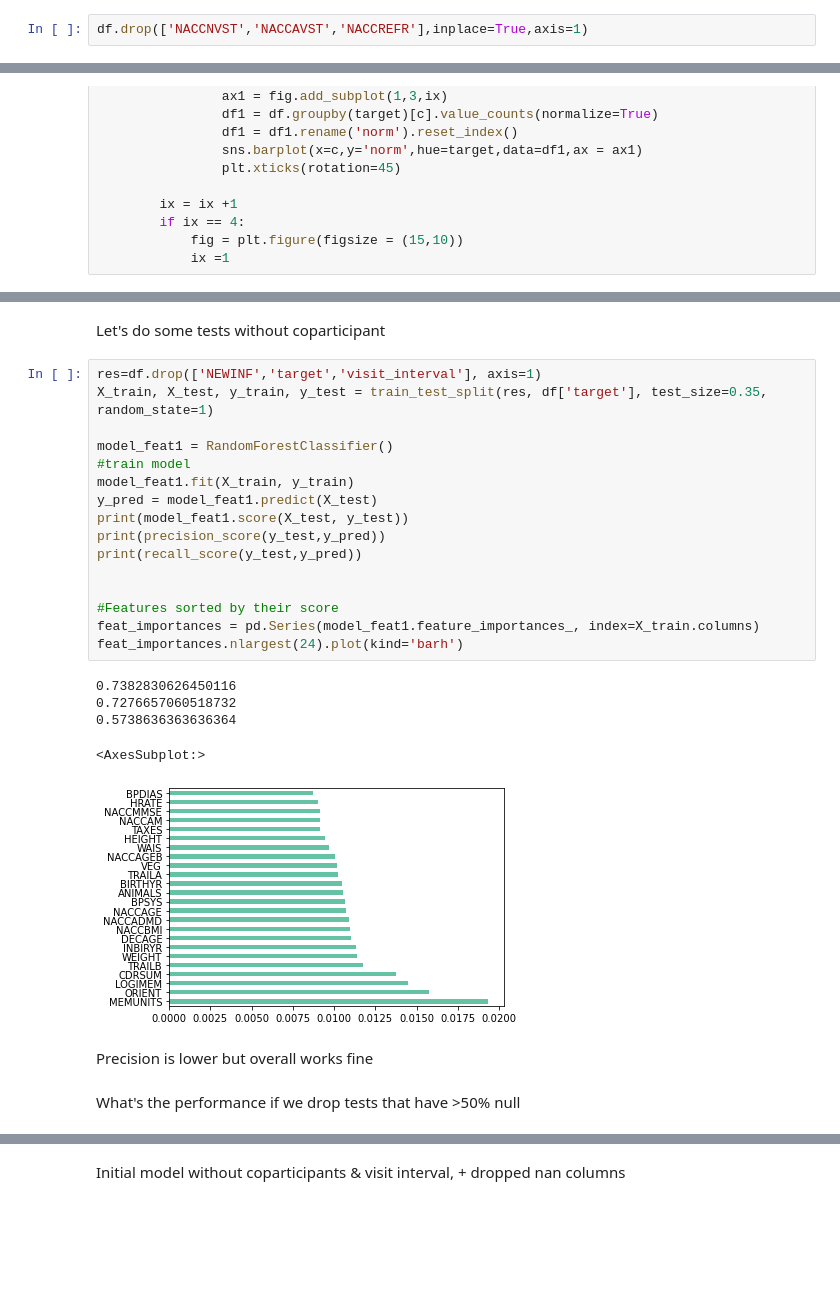
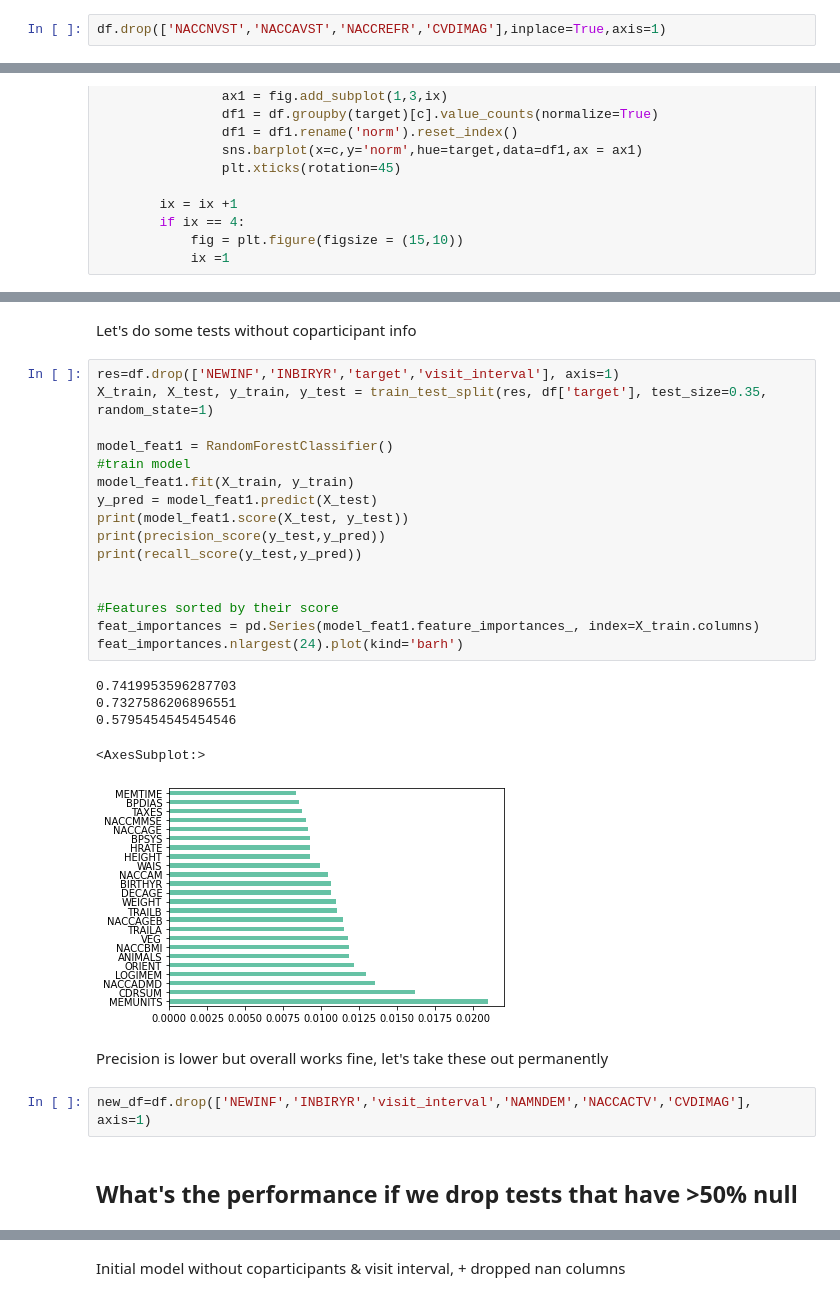
Before and after one commit to vicvarE/AD-Dash, a Jupyter notebook: notebooks/model.ipynb, the cells around one changed output, grey strips where cells are left out. Saved outputs shown, nothing was run; the diff lists cells and outputs as text; blank space fills up the shorter version.

```diff
--- a/notebooks/model.ipynb
+++ b/notebooks/model.ipynb
@@ -37,7 +36,7 @@ df
 | 18773 | 3 | 3 | 1 | 1922 | 0 | 88 | 1 | 88 | 88 | 1 | ... |
 6156 rows × 559 columns
 # %%
-df.drop(['NACCNVST','NACCAVST','NACCREFR'],inplace=True,axis=1)
+df.drop(['NACCNVST','NACCAVST','NACCREFR','CVDIMAG'],inplace=True,axis=1)
 # %% [markdown]
 ##split dataset
 # %%
@@ -213,29 +223,31 @@ norm_count_group(temp,'target')
 # %% [markdown]
-Let's do some tests without coparticipant
+Let's do some tests without coparticipant info
 # %%
-res=df.drop(['NEWINF','target','visit_interval'], axis=1)
+res=df.drop(['NEWINF','INBIRYR','target','visit_interval'], axis=1)
 X_train, X_test, y_train, y_test = train_test_split(res, df['target'], test_size=0.35, random_state=1)
 
 model_feat1 = RandomForestClassifier()
 #train model
 model_feat1.fit(X_train, y_train)
 y_pred = model_feat1.predict(X_test)
 print(model_feat1.score(X_test, y_test))
 print(precision_score(y_test,y_pred))
 print(recall_score(y_test,y_pred))
 
 
 #Features sorted by their score
 feat_importances = pd.Series(model_feat1.feature_importances_, index=X_train.columns)
 feat_importances.nlargest(24).plot(kind='barh')
 # %% [output]
-0.7382830626450116
-0.7276657060518732
-0.5738636363636364
+0.7419953596287703
+0.7327586206896551
+0.5795454545454546
 <AxesSubplot:>
-[figure, old version]
+[figure, new version]
 # %% [markdown]
-Precision is lower but overall works fine
+Precision is lower but overall works fine, let's take these out permanently
+# %%
+new_df=df.drop(['NEWINF','INBIRYR','visit_interval','NAMNDEM','NACCACTV','CVDIMAG'], axis=1)
 # %% [markdown]
-What's the performance if we drop tests that have >50% null
+## What's the performance if we drop tests that have >50% null
 # %%
```
Also changed, not shown: parts of 36 cells of this notebook, 5 other files.
